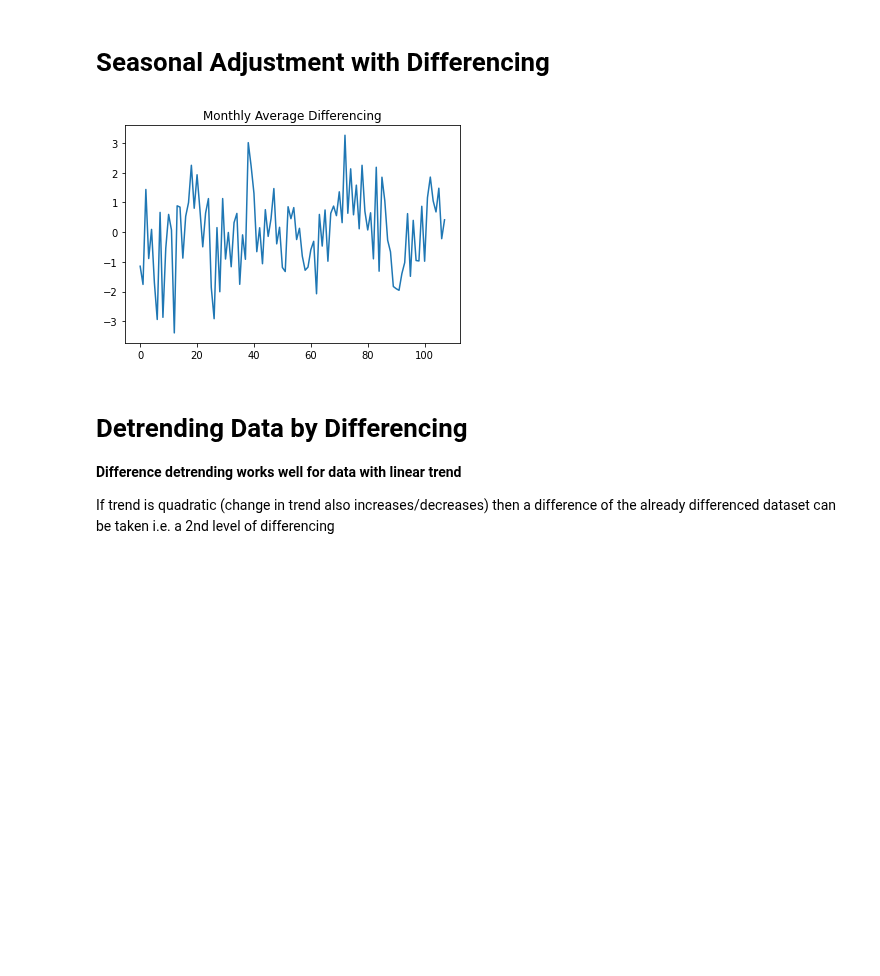
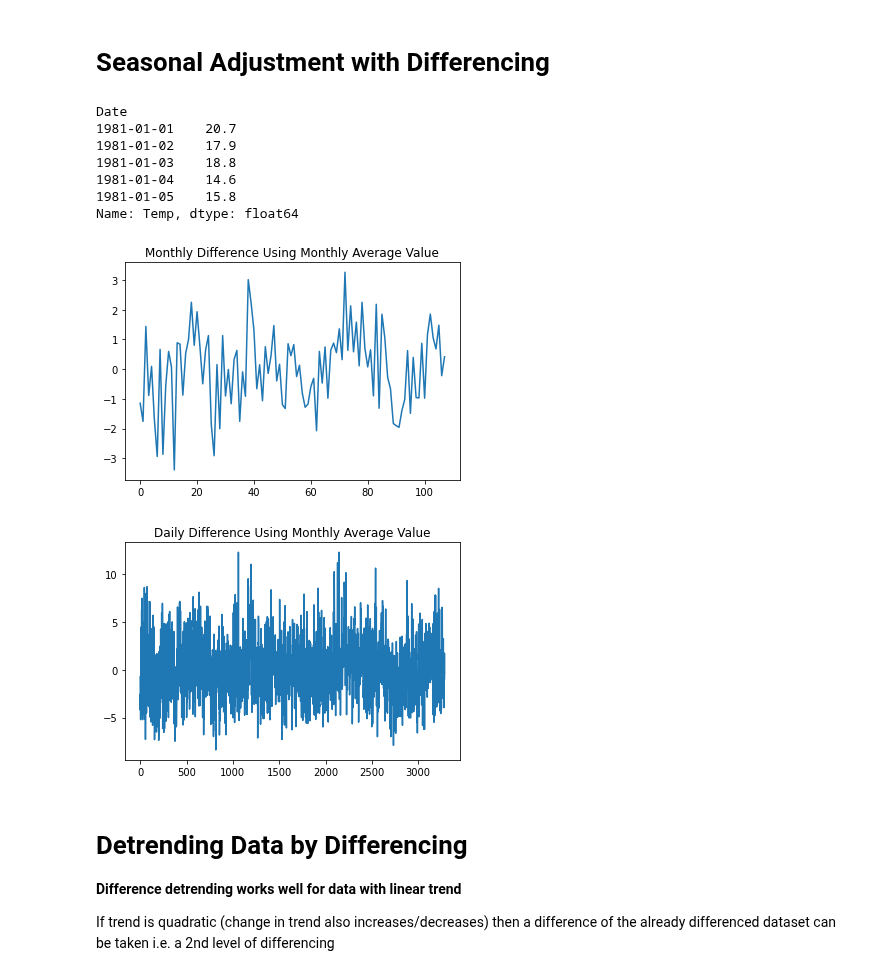
Before and after one commit to kenneth-craig/academyPub, a Jupyter notebook: Time Series Data.ipynb, the cells around one changed output. Saved outputs shown, nothing was run; the diff lists cells and outputs as text; code cells hidden in the pictures; blank space fills up the shorter version.

```diff
--- a/Time Series Data.ipynb
+++ b/Time Series Data.ipynb
@@ -9,45 +60,52 @@ Saving daily-minimum-temperatures.csv to daily-minimum-temperatures.csv
 # %% [markdown]
 # Seasonal Adjustment with Differencing
 # %%
-# Deseasonalise a time series using monthly average differencing
+# Deseasonalise a time series using monthly average value differencing
 import pandas as pd
 from matplotlib import pyplot
 
 series = pd.read_csv('daily-minimum-temperatures.csv', header=0, index_col=0, parse_dates=True, squeeze=True)
 
 print(series.head())
 
 # Calculate monthly average for seasonal average over whole month
 resample = series.resample('M')
 monthly_mean = resample.mean()
 X = series.values
 
 # Calculate monthly difference using monthly average value
-monthly_diff = list()
+diff_monthly = list()
 months_in_year = 12
 for i in range(months_in_year, len(monthly_mean)):
   value = monthly_mean[i] - monthly_mean[i - months_in_year]
-  monthly_diff.append(value)
+  diff_monthly.append(value)
 
-pyplot.plot('monthly_mean: ', m_diff)
-pyplot.title("Monthly Average Differencing")
+pyplot.plot(diff_monthly)
+pyplot.title("Monthly Difference Using Monthly Average Value")
 pyplot.show()
 
 # Calculate daily difference using monthly average value
-daily_diff = list()
+diff_daily = list()
 days_in_year = 365
 for i in range(days_in_year, len(X)):
-  month_str = str(series.index[i].year-1)+'-'+str(series.index[i].month)
-  month_mean_last_year = series[month_str].mean()
-  print('month_str: ', month_str)
+  month_str_last_year = str(series.index[i].year-1)+'-'+str(series.index[i].month)
+  month_mean_last_year = series[month_str_last_year].mean()
   value = X[i] - month_mean_last_year
-  print('Value: ', value)
-  diff.append(value)
+  diff_daily.append(value)
 
-pyplot.plot(diff)
+pyplot.plot(diff_daily)
+pyplot.title('Daily Difference Using Monthly Average Value')
 pyplot.show()
 # %% [output]
+Date
+1981-01-01    20.7
+1981-01-02    17.9
+1981-01-03    18.8
+1981-01-04    14.6
+1981-01-05    15.8
+Name: Temp, dtype: float64
-[figure, old version]
+[figure, new version]
+[figure, added]
 # %% [markdown]
 # Detrending Data by Differencing
 
```
Also changed, not shown: parts of 2 cells of this notebook.
